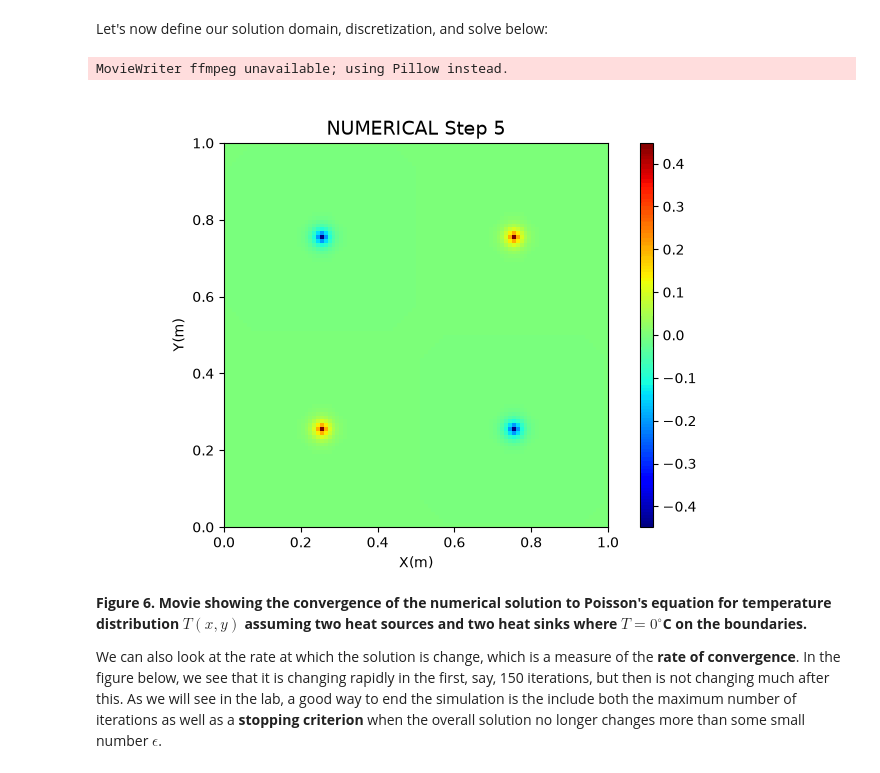
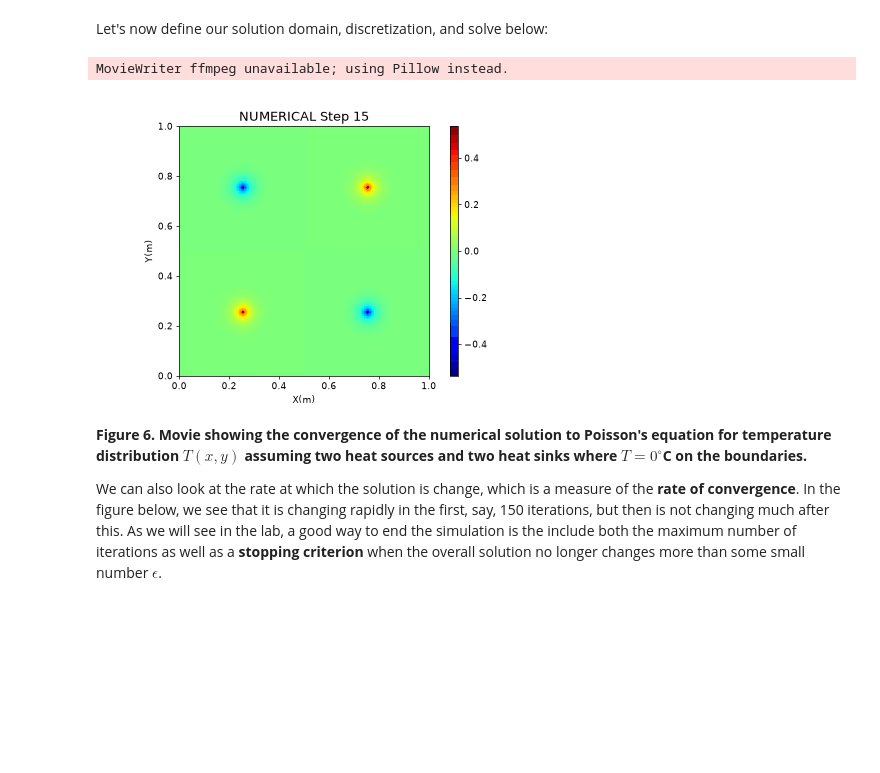
Before and after one commit to jinwar/GeophysicsComputing_GPGN436536, a Jupyter notebook: 04_Elliptical_PDEs.ipynb, the cells around one changed output. Saved outputs shown, nothing was run; the diff lists cells and outputs as text; code cells hidden in the pictures; blank space fills up the shorter version.

```diff
--- a/04_Elliptical_PDEs.ipynb
+++ b/04_Elliptical_PDEs.ipynb
@@ -600,38 +600,38 @@ conv=conv/conv[0] ## . . Normalize
 # %%
 ## . . Animate Solution and compute error
 k = 0
-kskip=5
+kskip=15
 ## . . Set up movie
 fig3,ax3 = plt.subplots()
 fig3.subplots_adjust(0.1,0.1,0.9,0.9)
-fig3.set_dpi(100)
+fig3.set_dpi(65)
 
 x = e[:,:,k]
 # . . e is indexed [ix,iy]; transpose + origin='lower' align x horizontal, y vertical
 imax = ax3.imshow(x.T,cmap='jet',extent=[xmin,xmax,ymin,ymax],origin='lower')
 cbar_ax = fig3.add_axes([0.85,0.1,0.02,0.8])
 # fig3.colorbar(imax,ax=cbar_ax)
 
 def Poisson_animate(i):
     global k
     x = e[:,:,k]
     cbar_ax.cla()
     imax = ax3.imshow(x.T,cmap='jet',extent=[xmin,xmax,ymin,ymax],origin='lower')
     ax3.set(xlabel='X(m)', ylabel='Y(m)')
     ax3.set_title('NUMERICAL Step %s'%k,fontsize=14)
     fig3.colorbar(imax,cax=cbar_ax)
     k += kskip
 
 ## . . Call the animator
 ani_filename = 'Ex2.gif'
 anim2 = animation.FuncAnimation(fig3,Poisson_animate,frames=int((nt-2*kskip)/kskip),interval=100)
 anim2.save(ani_filename)
 plt.close()
 
 Image(open(ani_filename,'rb').read())
 # %% [output]
 MovieWriter ffmpeg unavailable; using Pillow instead.
-[figure, old version]
+[figure, new version]
 # %% [markdown]
 **Figure 6. Movie showing the convergence of the numerical solution to Poisson's equation for temperature distribution $T(x,y)$ assuming two heat sources and two heat sinks where $T=0^\circ$C on the boundaries.**
 
```
Also changed, not shown: parts of 2 cells of this notebook.
